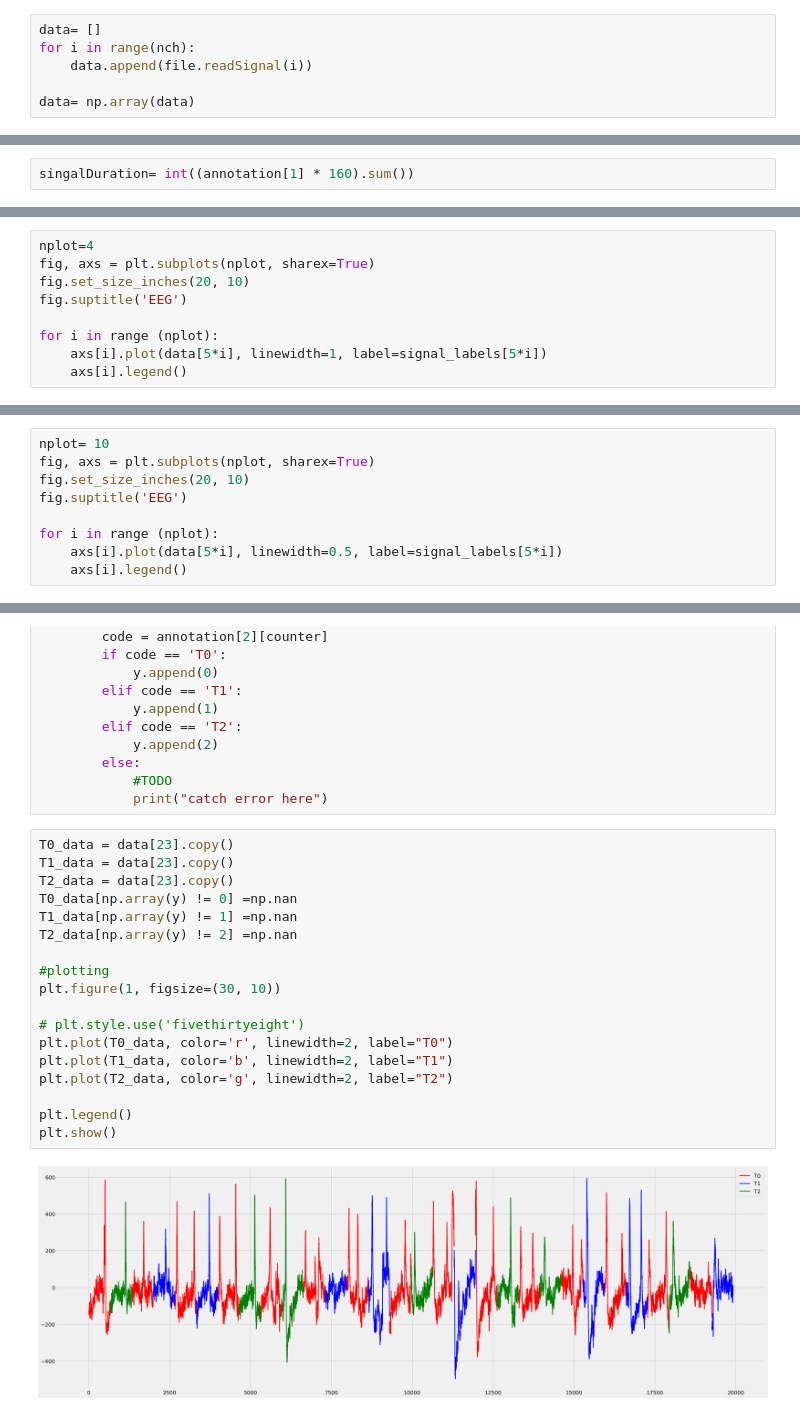
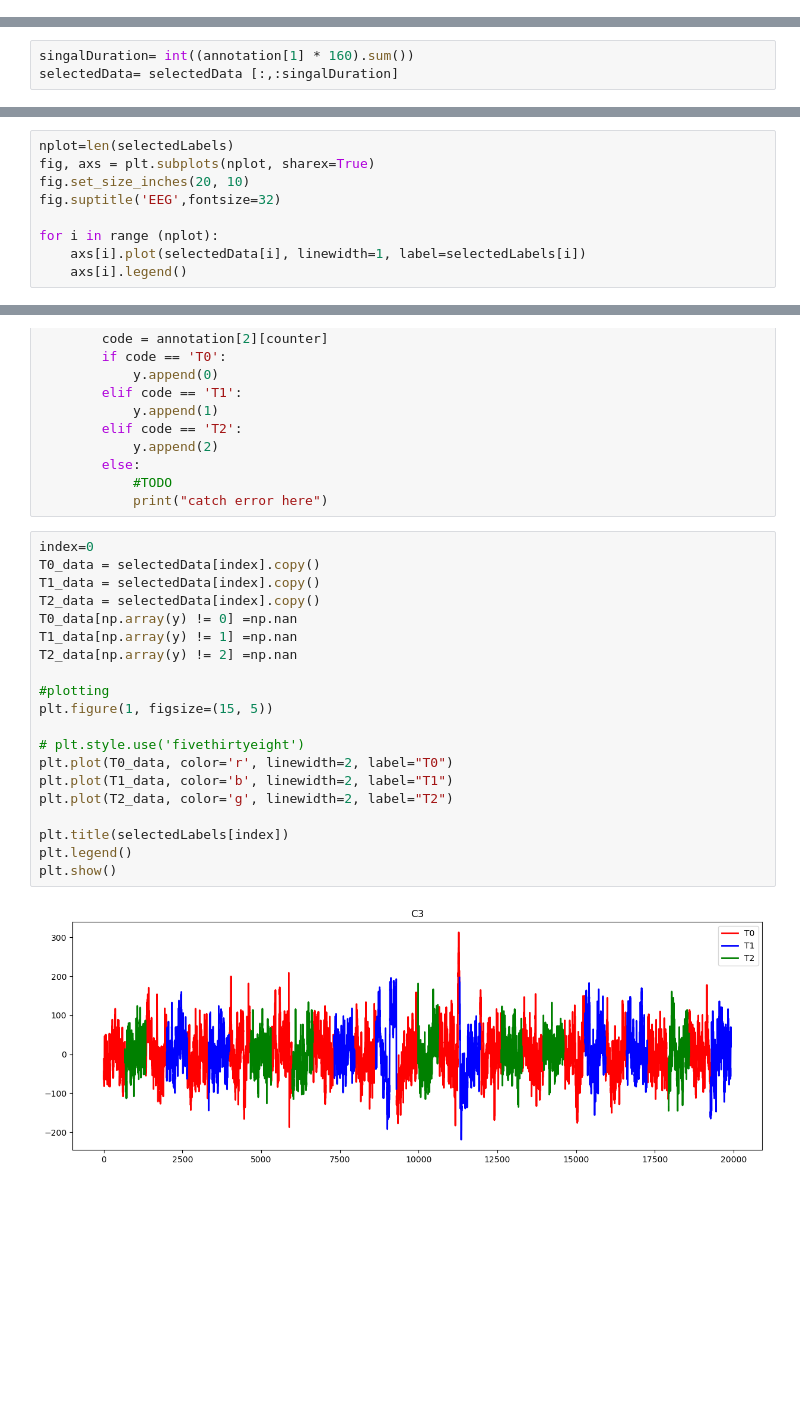
Before and after one commit to SanjarArani-Ali/EEG-Classification, a Jupyter notebook: EEGMMIDB_Classification.ipynb, the cells around one changed output, grey strips where cells are left out. Cells and saved outputs as stored; diff of their text form; blank space fills up the shorter version.

Commit message:
select the 5 channels and preprocessing: Filtering data

```diff
--- a/EEGMMIDB_Classification.ipynb
+++ b/EEGMMIDB_Classification.ipynb
@@ -43,6 +58,0 @@ annotation
-# %%
-data= []
-for i in range(nch):
-    data.append(file.readSignal(i))
-
-data= np.array(data)
@@ -78,2 +69,3 @@ print(data)
 # %%
 singalDuration= int((annotation[1] * 160).sum())
+selectedData= selectedData [:,:singalDuration]
@@ -90,10 +80,10 @@ plt.show()
 # %%
-nplot=4
+nplot=len(selectedLabels)
 fig, axs = plt.subplots(nplot, sharex=True)
 fig.set_size_inches(20, 10)
-fig.suptitle('EEG')
+fig.suptitle('EEG',fontsize=32)
 
 for i in range (nplot):
-    axs[i].plot(data[5*i], linewidth=1, label=signal_labels[5*i])
+    axs[i].plot(selectedData[i], linewidth=1, label=selectedLabels[i])
     axs[i].legend()
 # %% [output]
@@ -101,9 +90,0 @@ for i in range (nplot):
-# %%
-nplot= 10
-fig, axs = plt.subplots(nplot, sharex=True)
-fig.set_size_inches(20, 10)
-fig.suptitle('EEG')
-
-for i in range (nplot):
-    axs[i].plot(data[5*i], linewidth=0.5, label=signal_labels[5*i])
-    axs[i].legend()
@@ -129,23 +108,25 @@ for counter, dataPoints in enumerate(marker):
             #TODO
             print("catch error here")
 # %%
-T0_data = data[23].copy()
-T1_data = data[23].copy()
-T2_data = data[23].copy()
+index=0
+T0_data = selectedData[index].copy()
+T1_data = selectedData[index].copy()
+T2_data = selectedData[index].copy()
 T0_data[np.array(y) != 0] =np.nan
 T1_data[np.array(y) != 1] =np.nan
 T2_data[np.array(y) != 2] =np.nan
 
 #plotting
-plt.figure(1, figsize=(30, 10))
+plt.figure(1, figsize=(15, 5))
 
 # plt.style.use('fivethirtyeight')
 plt.plot(T0_data, color='r', linewidth=2, label="T0")
 plt.plot(T1_data, color='b', linewidth=2, label="T1")
 plt.plot(T2_data, color='g', linewidth=2, label="T2")
 
+plt.title(selectedLabels[index])
 plt.legend()
 plt.show()
 # %% [output]
-[figure, old version]
+[figure, new version]
 # %%
```
Also changed, not shown: parts of 26 cells of this notebook.
